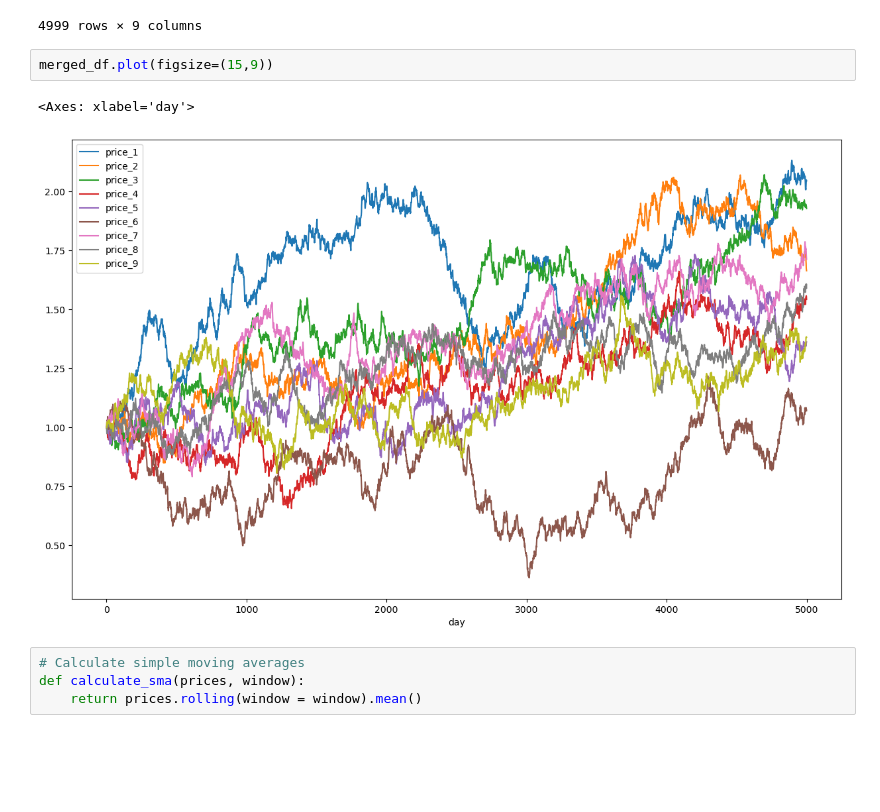
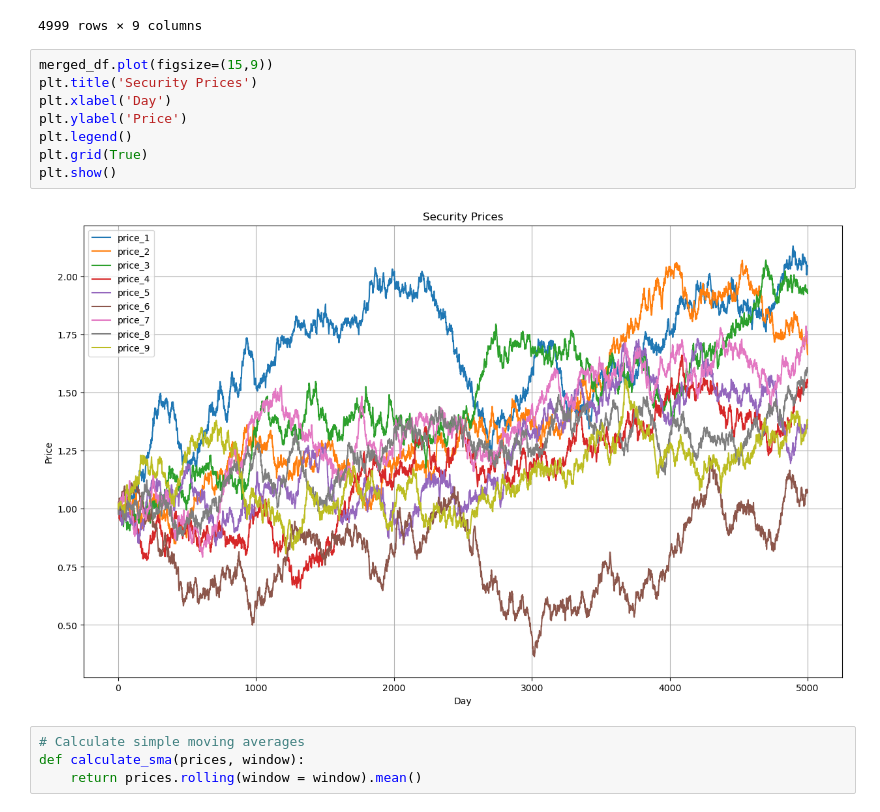
Before and after one commit to xtinaxu/Basic-Simple-Moving-Average-Exercise, a Jupyter notebook: Southern Ridges Exercise.ipynb, the cells around one changed output. Saved outputs shown, nothing was run; the diff lists cells and outputs as text; blank space fills up the shorter version.

```diff
--- a/Southern Ridges Exercise.ipynb
+++ b/Southern Ridges Exercise.ipynb
@@ -37,9 +37,14 @@ display(merged_df)
 4999 rows × 9 columns
 # %%
 merged_df.plot(figsize=(15,9))
+plt.title('Security Prices')
+plt.xlabel('Day')
+plt.ylabel('Price')
+plt.legend()
+plt.grid(True)
+plt.show()
 # %% [output]
-<Axes: xlabel='day'>
-[figure, old version]
+[figure, new version]
 # %%
 # Calculate simple moving averages
 def calculate_sma(prices, window):
```
Also changed, not shown: parts of 4 cells of this notebook.
